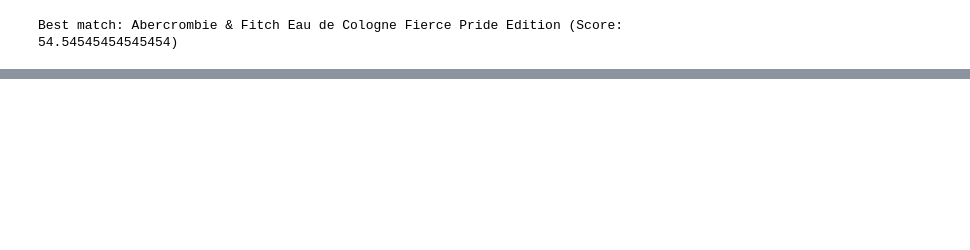
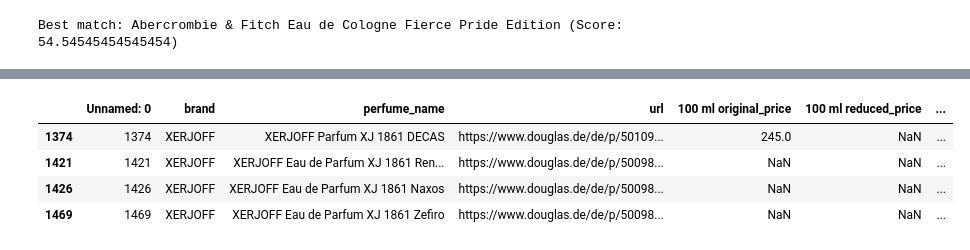
Before and after one commit to hamza1av/Parfumo, a Jupyter notebook: Spielwiese.ipynb, the cells around one changed output, grey strips where cells are left out. Cells and saved outputs as stored; diff of their text form; code cells hidden in the pictures; blank space fills up the shorter version.

```diff
--- a/Spielwiese.ipynb
+++ b/Spielwiese.ipynb
@@ -172,9 +67,0 @@ brand_names = set(og_df['brand'])
-# %%
-# Check which entries are in the set
-df_douglas['is_in_set'] = df_douglas['brand'].isin(brand_names)
-
-# Get unique matching brands
-matching_brands = df_douglas.loc[df_douglas['is_in_set'], 'brand'].unique()
-
-print(df_douglas)
-print("Matching brands:", matching_brands)
@@ -228,3 +85,5 @@ og_df[og_df['brand'] == 'Hugo Boss'].head(2)
+# %%
+df_douglas['complete_name'] = df_douglas['brand'] + ' ' + df_douglas['perfume_name']
 # %%
 import pandas as pd
 from rapidfuzz import process, fuzz
@@ -268,0 +131,8 @@ SyntaxError: invalid syntax (3641643258.py, line 1)
+# %%
+df2[(df2['brand'] == 'XERJOFF') & df2['perfume_name'].str.contains('1861', na=False)]
+# %% [output]
+|  | Unnamed: 0 | brand | perfume_name | url | 100 ml original_price | 100 ml reduced_price | ... |
+| 1374 | 1374 | XERJOFF | XERJOFF Parfum XJ 1861 DECAS | https://www.douglas.de/de/p/50109... | 245.0 | NaN | ... |
+| 1421 | 1421 | XERJOFF | XERJOFF Eau de Parfum XJ 1861 Ren... | https://www.douglas.de/de/p/50098... | NaN | NaN | ... |
+| 1426 | 1426 | XERJOFF | XERJOFF Eau de Parfum XJ 1861 Naxos | https://www.douglas.de/de/p/50098... | NaN | NaN | ... |
+| 1469 | 1469 | XERJOFF | XERJOFF Eau de Parfum XJ 1861 Zefiro | https://www.douglas.de/de/p/50098... | NaN | NaN | ... |
```
Also changed, not shown: parts of 33 cells of this notebook, 2 other files.
